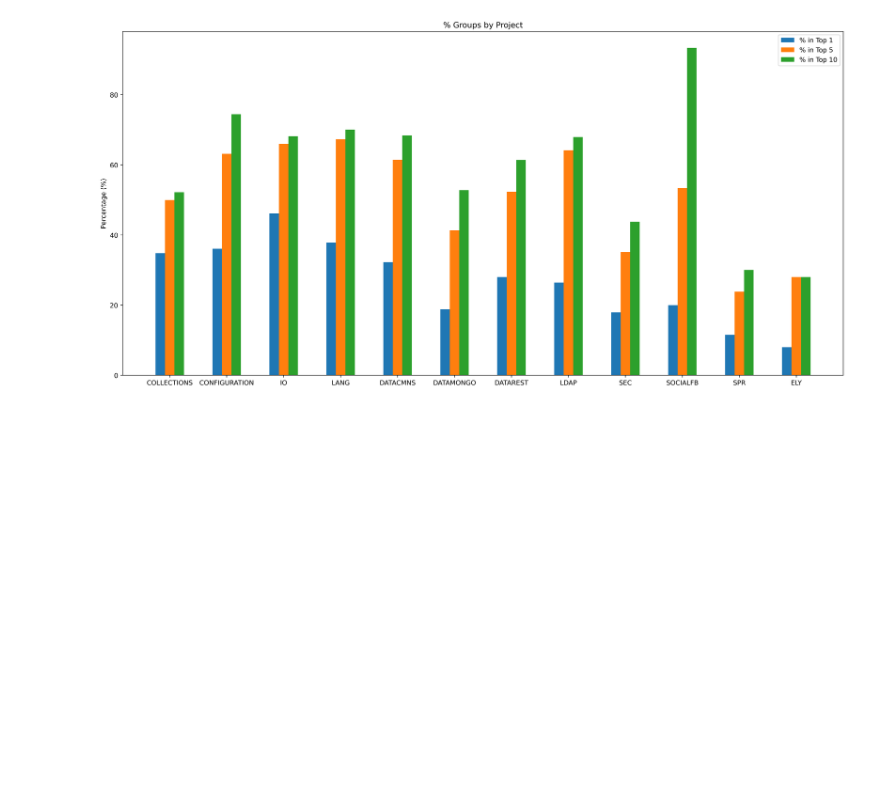
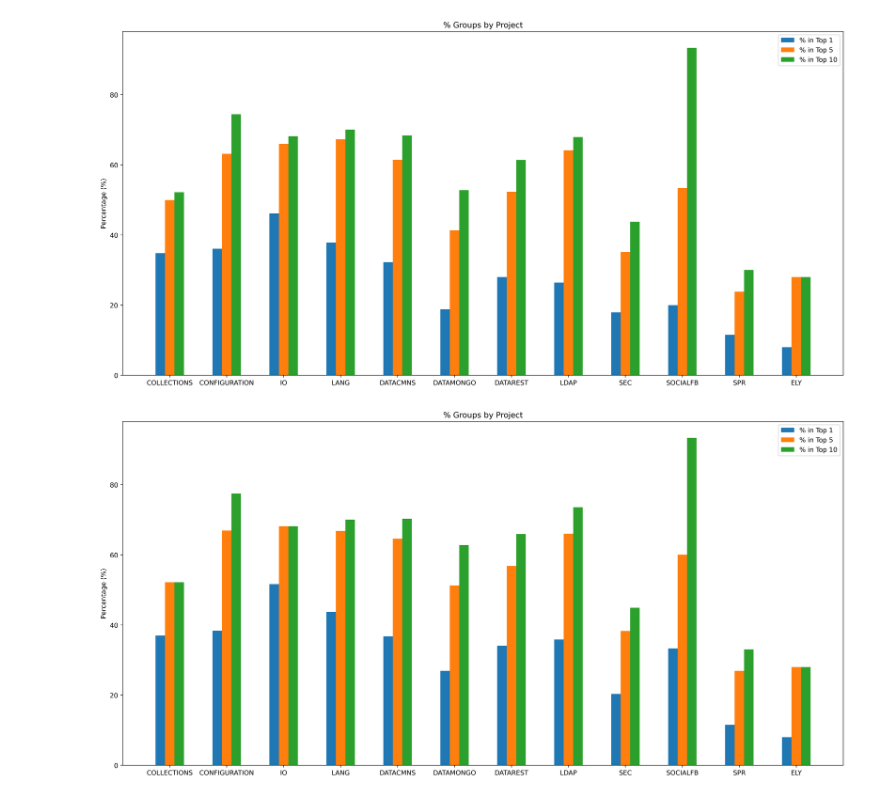
Before and after one commit to avneetgill/ensf544Project, a Jupyter notebook: Project2/Phase1/Phase1.ipynb, the cells around one changed output. Drawn from its saved outputs; the diff is of its cells as text; code cells hidden in the pictures; blank space fills up the shorter version.

```diff
--- a/Project2/Phase1/Phase1.ipynb
+++ b/Project2/Phase1/Phase1.ipynb
@@ -497,6 +501,10 @@ plt.rcParams['figure.dpi'] = 400
 generate_bar_chart(performance_df)
 # %% [output]
 [figure]
+# %%
+generate_bar_chart(performance_df_eq7)
+# %% [output]
+[figure, added]
 # %%
 def findBugRanks(bug_vectors, source_codes):
 
```
Also changed, not shown: parts of 17 cells of this notebook.
